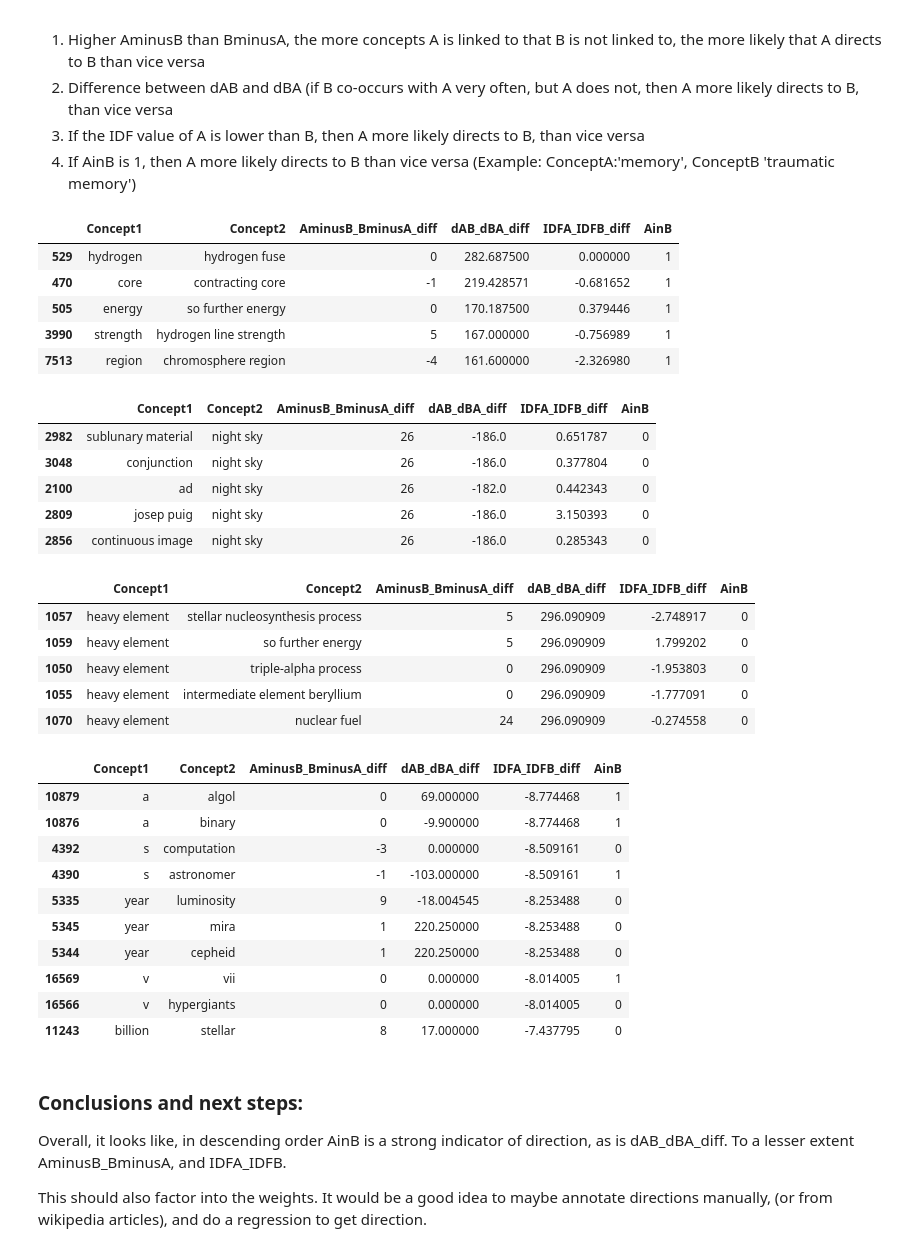
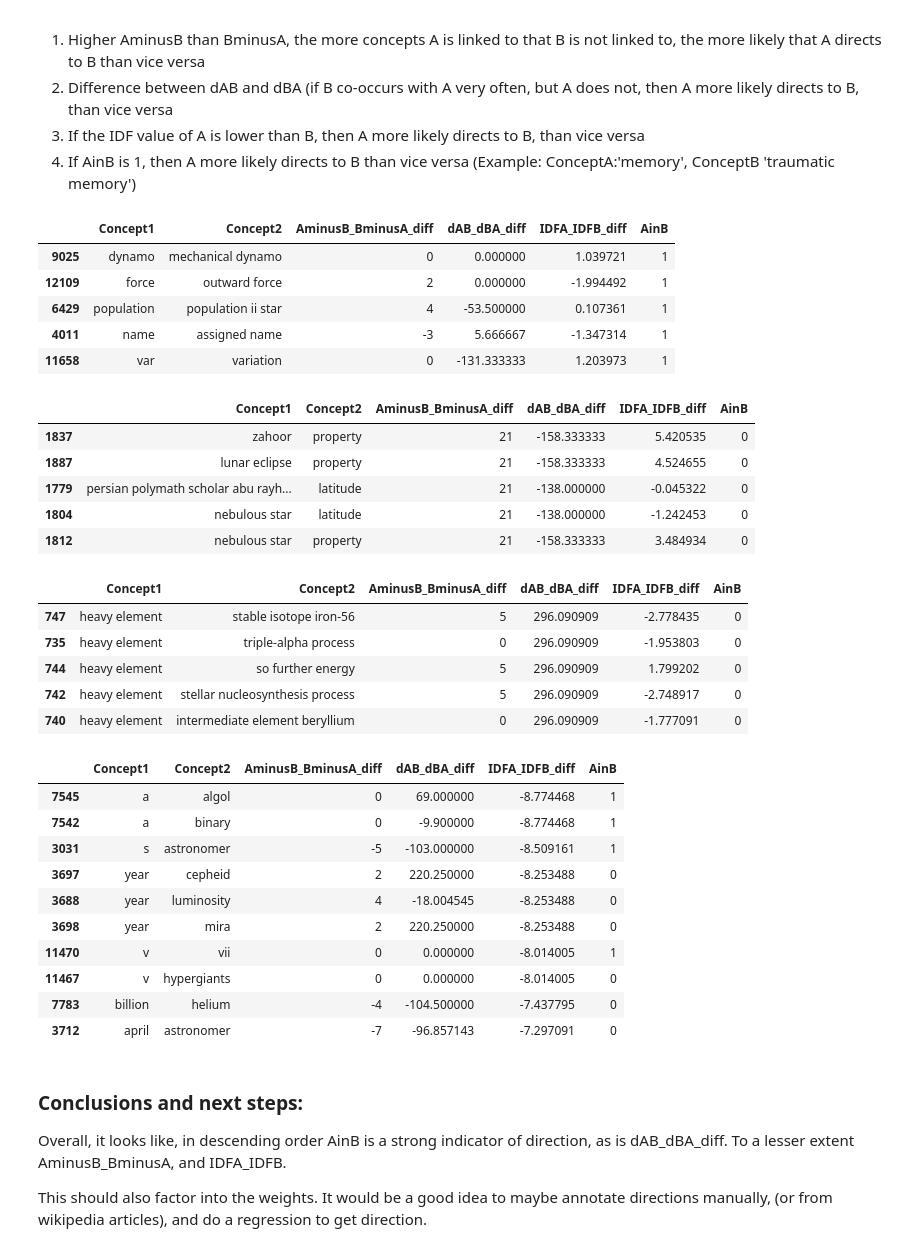
Before and after one commit to rts1988/IntelligentTutoringSystem_Experiments, a Jupyter notebook: concept_extraction/Concept_map_and_learning_path.ipynb, the cells around one changed output. Saved outputs shown, nothing was run; the diff lists cells and outputs as text; code cells hidden in the pictures.

```diff
--- a/concept_extraction/Concept_map_and_learning_path.ipynb
+++ b/concept_extraction/Concept_map_and_learning_path.ipynb
@@ -68,7 +68,7 @@ def find_shortest_distance(search_list, value):
         return min(abs(search_list[ins_point] - value), abs(search_list[ins_point - 1] - value))
     return abs(search_list[ins_point - 1] - value)
 # %%
-npnp_bondstrengthdir = build_graph(sent_to_npflat,3,0)
+npnp_bondstrengthdir = build_graph(sent_to_npflat,2,0)
 # %% [markdown]
 ### Building a data frame with every relationship and metrics about individual concepts and their relationship
 
@@ -272,48 +272,48 @@ Nevertheless, nothing is stopping us from making some rule-based decisions yet.
 # %%
 df['AminusB_BminusA_diff'] = df['AminusB'] - df['BminusA']
 df['dAB_dBA_diff'] = df['dAB']-df['dBA']
 df['IDFA_IDFB_diff'] = df['IDFA']-df['IDFB']
 dfDirectional = df.copy().loc[:,['Concept1','Concept2','AminusB_BminusA_diff','dAB_dBA_diff','IDFA_IDFB_diff','AinB']]
-dfDirectional.sort_values(by = ['AinB'],ascending=[False]*4).head(5)
+dfDirectional.sort_values(by = ['AinB'],ascending=[False]).head(5)
 # %% [output]
 |  | Concept1 | Concept2 | AminusB_BminusA_diff | dAB_dBA_diff | IDFA_IDFB_diff | AinB |
-| 529 | hydrogen | hydrogen fuse | 0 | 282.687500 | 0.000000 | 1 |
-| 470 | core | contracting core | -1 | 219.428571 | -0.681652 | 1 |
-| 505 | energy | so further energy | 0 | 170.187500 | 0.379446 | 1 |
-| 3990 | strength | hydrogen line strength | 5 | 167.000000 | -0.756989 | 1 |
-| 7513 | region | chromosphere region | -4 | 161.600000 | -2.326980 | 1 |
+| 9025 | dynamo | mechanical dynamo | 0 | 0.000000 | 1.039721 | 1 |
+| 12109 | force | outward force | 2 | 0.000000 | -1.994492 | 1 |
+| 6429 | population | population ii star | 4 | -53.500000 | 0.107361 | 1 |
+| 4011 | name | assigned name | -3 | 5.666667 | -1.347314 | 1 |
+| 11658 | var | variation | 0 | -131.333333 | 1.203973 | 1 |
 # %%
 dfDirectional.sort_values(by='AminusB_BminusA_diff',ascending=False).head(5)
 # %% [output]
 |  | Concept1 | Concept2 | AminusB_BminusA_diff | dAB_dBA_diff | IDFA_IDFB_diff | AinB |
-| 2982 | sublunary material | night sky | 26 | -186.0 | 0.651787 | 0 |
-| 3048 | conjunction | night sky | 26 | -186.0 | 0.377804 | 0 |
-| 2100 | ad | night sky | 26 | -182.0 | 0.442343 | 0 |
-| 2809 | josep puig | night sky | 26 | -186.0 | 3.150393 | 0 |
-| 2856 | continuous image | night sky | 26 | -186.0 | 0.285343 | 0 |
+| 1837 | zahoor | property | 21 | -158.333333 | 5.420535 | 0 |
+| 1887 | lunar eclipse | property | 21 | -158.333333 | 4.524655 | 0 |
+| 1779 | persian polymath scholar abu rayh... | latitude | 21 | -138.000000 | -0.045322 | 0 |
+| 1804 | nebulous star | latitude | 21 | -138.000000 | -1.242453 | 0 |
+| 1812 | nebulous star | property | 21 | -158.333333 | 3.484934 | 0 |
 # %%
 dfDirectional.sort_values(by='dAB_dBA_diff',ascending=False).head(5)
 # %% [output]
 |  | Concept1 | Concept2 | AminusB_BminusA_diff | dAB_dBA_diff | IDFA_IDFB_diff | AinB |
-| 1057 | heavy element | stellar nucleosynthesis process | 5 | 296.090909 | -2.748917 | 0 |
-| 1059 | heavy element | so further energy | 5 | 296.090909 | 1.799202 | 0 |
-| 1050 | heavy element | triple-alpha process | 0 | 296.090909 | -1.953803 | 0 |
-| 1055 | heavy element | intermediate element beryllium | 0 | 296.090909 | -1.777091 | 0 |
-| 1070 | heavy element | nuclear fuel | 24 | 296.090909 | -0.274558 | 0 |
+| 747 | heavy element | stable isotope iron-56 | 5 | 296.090909 | -2.778435 | 0 |
+| 735 | heavy element | triple-alpha process | 0 | 296.090909 | -1.953803 | 0 |
+| 744 | heavy element | so further energy | 5 | 296.090909 | 1.799202 | 0 |
+| 742 | heavy element | stellar nucleosynthesis process | 5 | 296.090909 | -2.748917 | 0 |
+| 740 | heavy element | intermediate element beryllium | 0 | 296.090909 | -1.777091 | 0 |
 # %%
 dfDirectional.sort_values(by='IDFA_IDFB_diff',ascending=True).head(10)
 # %% [output]
 |  | Concept1 | Concept2 | AminusB_BminusA_diff | dAB_dBA_diff | IDFA_IDFB_diff | AinB |
-| 10879 | a | algol | 0 | 69.000000 | -8.774468 | 1 |
-| 10876 | a | binary | 0 | -9.900000 | -8.774468 | 1 |
-| 4392 | s | computation | -3 | 0.000000 | -8.509161 | 0 |
-| 4390 | s | astronomer | -1 | -103.000000 | -8.509161 | 1 |
-| 5335 | year | luminosity | 9 | -18.004545 | -8.253488 | 0 |
-| 5345 | year | mira | 1 | 220.250000 | -8.253488 | 0 |
-| 5344 | year | cepheid | 1 | 220.250000 | -8.253488 | 0 |
-| 16569 | v | vii | 0 | 0.000000 | -8.014005 | 1 |
-| 16566 | v | hypergiants | 0 | 0.000000 | -8.014005 | 0 |
-| 11243 | billion | stellar | 8 | 17.000000 | -7.437795 | 0 |
+| 7545 | a | algol | 0 | 69.000000 | -8.774468 | 1 |
+| 7542 | a | binary | 0 | -9.900000 | -8.774468 | 1 |
+| 3031 | s | astronomer | -5 | -103.000000 | -8.509161 | 1 |
+| 3697 | year | cepheid | 2 | 220.250000 | -8.253488 | 0 |
+| 3688 | year | luminosity | 4 | -18.004545 | -8.253488 | 0 |
+| 3698 | year | mira | 2 | 220.250000 | -8.253488 | 0 |
+| 11470 | v | vii | 0 | 0.000000 | -8.014005 | 1 |
+| 11467 | v | hypergiants | 0 | 0.000000 | -8.014005 | 0 |
+| 7783 | billion | helium | -4 | -104.500000 | -7.437795 | 0 |
+| 3712 | april | astronomer | -7 | -96.857143 | -7.297091 | 0 |
 # %% [markdown]
 ### Conclusions and next steps:
 Overall, it looks like, in descending order AinB is a strong indicator of direction, as is dAB_dBA_diff. To a lesser extent AminusB_BminusA, and IDFA_IDFB.
```
Also changed, not shown: parts of 6 cells of this notebook.
